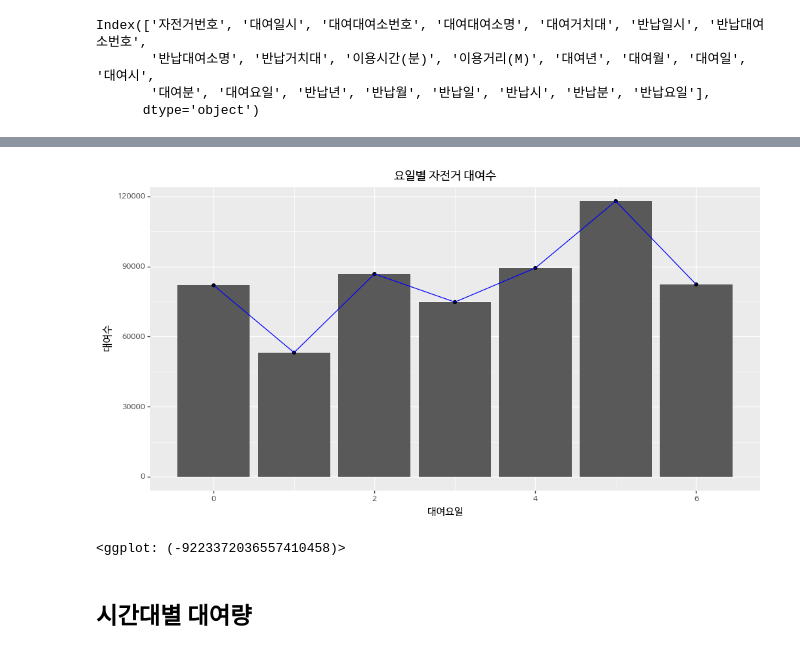
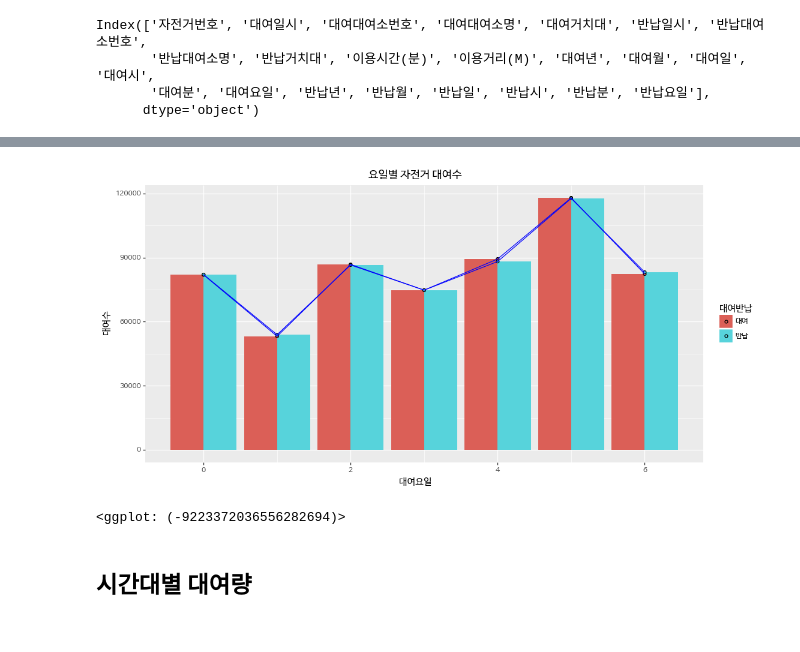
Before and after one commit to corazzon/OpenDataWrangling, a Jupyter notebook: seoul-bike-01.ipynb, the cells around one changed output, grey strips where cells are left out. Saved outputs shown, nothing was run; the diff lists cells and outputs as text; code cells hidden in the pictures.

```diff
--- a/seoul-bike-01.ipynb
+++ b/seoul-bike-01.ipynb
@@ -302,0 +300,16 @@ df_rent.head()
+# %%
+df_dow_1 = df['대여요일'].value_counts().reset_index()
+df_dow_1.columns = ['dayofweek', 'count']
+df_dow_1 = df_dow_1.sort_values('dayofweek')
+df_dow_1['대여반납'] = '대여'
+print(df_dow_1.shape)
+
+df_dow_2 = df['반납요일'].value_counts().reset_index()
+df_dow_2.columns = ['dayofweek', 'count']
+df_dow_2 = df_dow_2.sort_values('dayofweek')
+df_dow_2['대여반납'] = '반납'
+print(df_dow_2.shape)
+
+df_dow = pd.concat([df_dow_1, df_dow_2])
+print(df_dow.shape)
+df_dow
@@ -304,18 +336,18 @@ df_rent.head()
 weekday_map= {0:'MON', 1:'TUE', 2:'WED', 3:'THU',
               4:'FRI', 5:'SAT', 6:'SUN'}
 # %%
-(ggplot(df_rent)
- + aes(x='datetime', y='count')
- + geom_bar(stat='identity')
+(ggplot(df_dow)
+ + aes(x='dayofweek', y='count', fill='대여반납')
+ + geom_bar(stat='identity', position='dodge')
  + geom_point()
  + geom_line(color='blue')
  + labs(x='대여요일', y='대여수', title='요일별 자전거 대여수')
  + theme(text=element_text(family='NanumBarunGothic'),
         figure_size=(12,6))
 )
 # %% [output]
-[figure, old version]
+[figure, new version]
-<ggplot: (-9223372036557410458)>
+<ggplot: (-9223372036556282694)>
 # %% [markdown]
 ## 시간대별 대여량
 # %%
```
Also changed, not shown: parts of 8 cells of this notebook.
